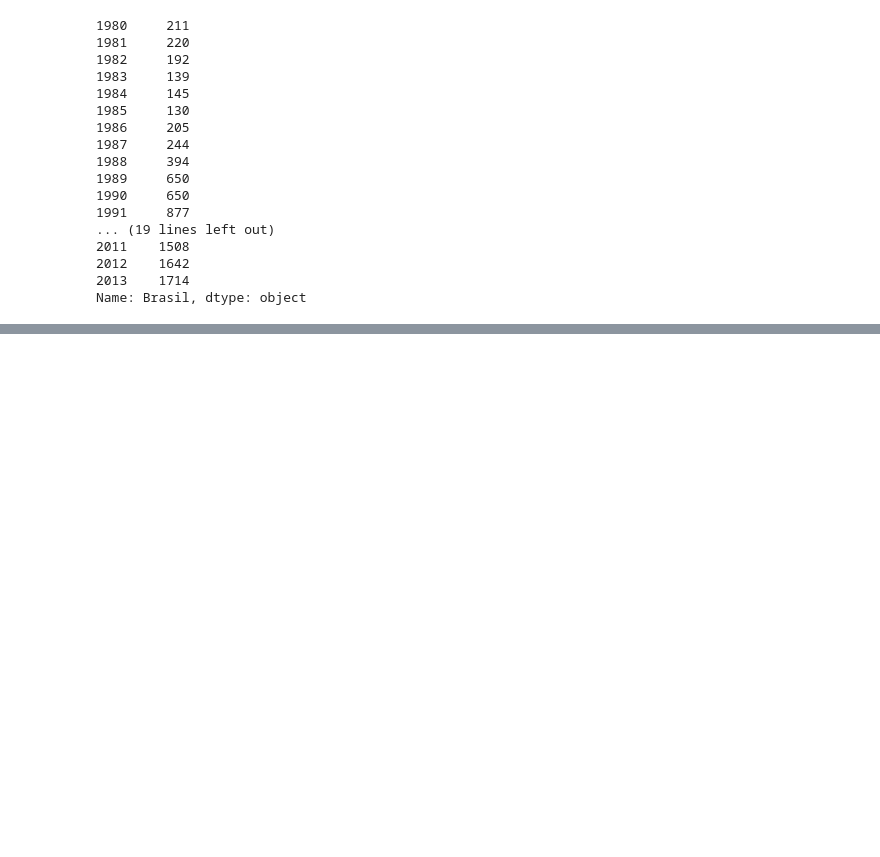
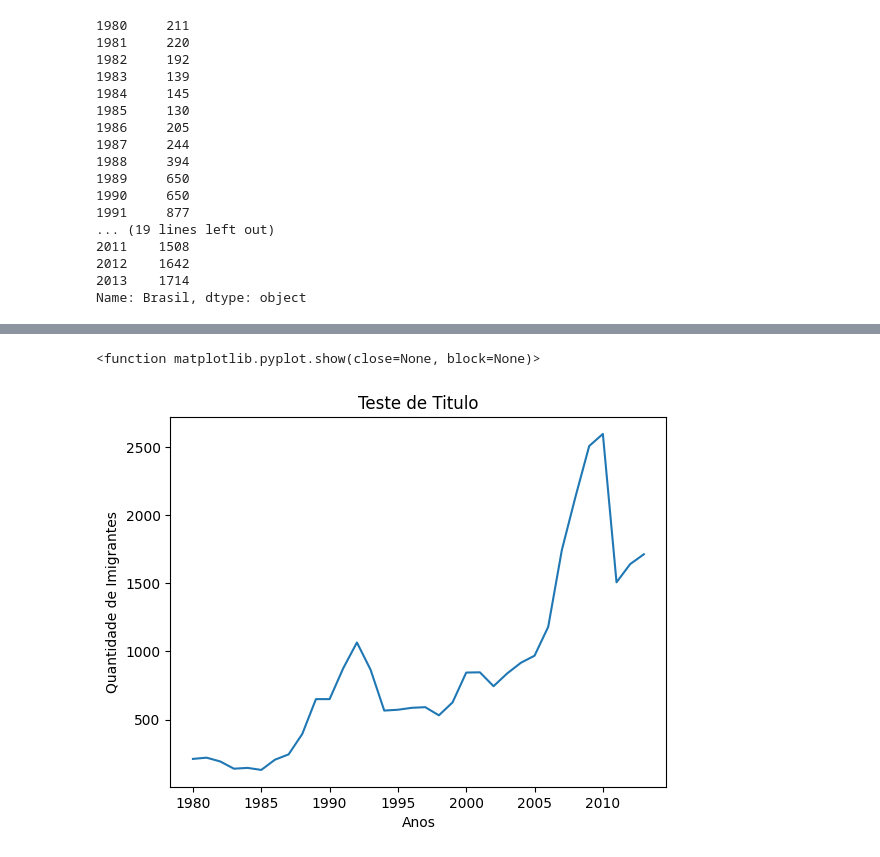
Before and after one commit to Marlon-Santiago/Alanisando_dados_Imigratorios_Canada, a Jupyter notebook: Imigrantes_canada_analise.ipynb, the cells around one changed output, grey strips where cells are left out. Drawn from its saved outputs; the diff is of its cells as text; code cells hidden in the pictures; blank space fills up the shorter version.

```diff
--- a/Imigrantes_canada_analise.ipynb
+++ b/Imigrantes_canada_analise.ipynb
@@ -110,3 +110,6 @@ brasil
 Name: Brasil, dtype: object
 # %%
 brasil_dic = {'Ano' : brasil.index.tolist(), 'Imigrantes': brasil.values.tolist()}
+# %%
+brasil_dados = pd.DataFrame(brasil_dic)
+brasil_dados
@@ -112,0 +134,10 @@ brasil_dic = {'Ano' : brasil.index.tolist(), 'Imigrantes': brasil.values.tolist(
+# %%
+plt.title('Teste de Titulo')
+plt.xlabel('Anos')
+plt.ylabel('Quantidade de Imigrantes')
+plt.plot(brasil_dados['Ano'], brasil_dados['Imigrantes'])
+plt.xticks(['1980', '1985', '1990', '1995', '2000', '2005', '2010'])
+plt.show
+# %% [output]
+<function matplotlib.pyplot.show(close=None, block=None)>
+[figure, added]
```
Also changed, not shown: parts of 1 cell of this notebook.
